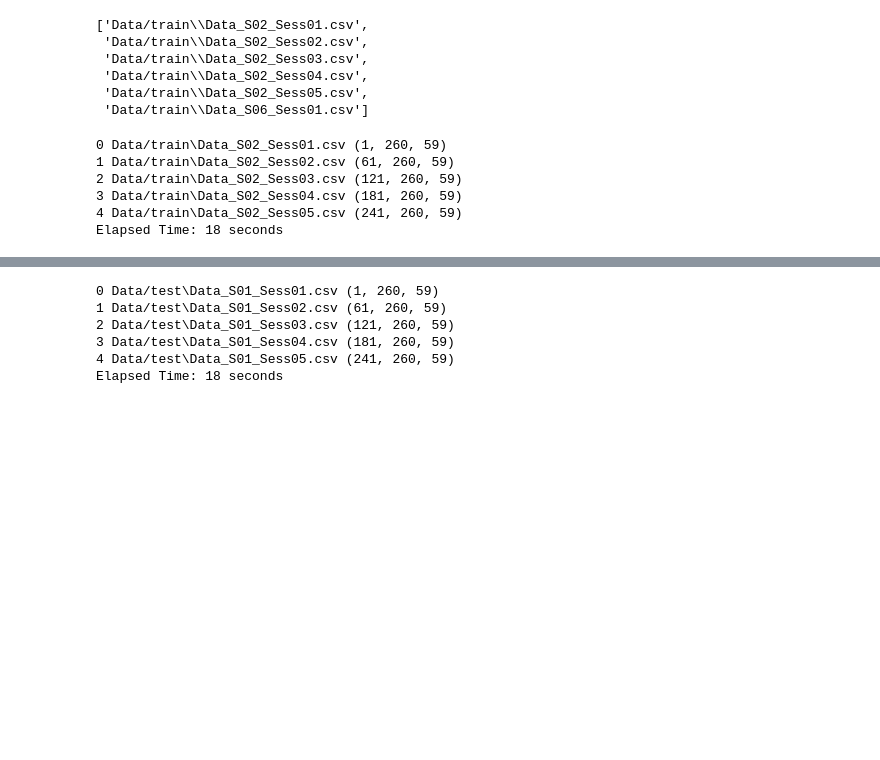
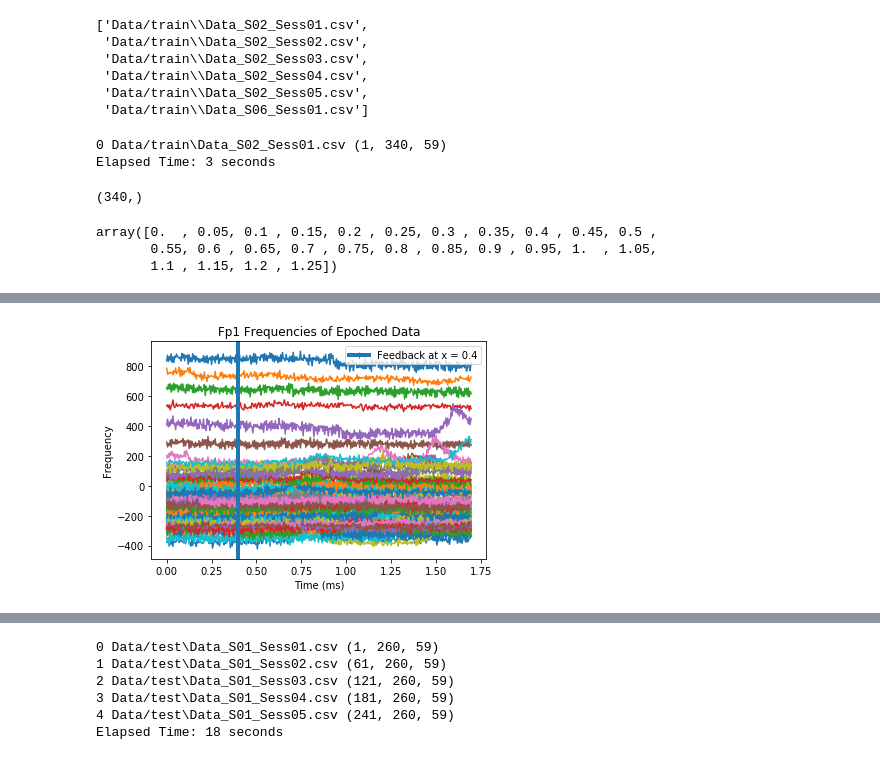
Before and after one commit to ellaelu/BCI-NERChallenge, a Jupyter notebook: generate_epochs.ipynb, the cells around one changed output, grey strips where cells are left out. Cells and saved outputs as stored; diff of their text form; code cells hidden in the pictures; blank space fills up the shorter version.

Commit message:
added plots for epochs and differences in pre-processing

```diff
--- a/generate_epochs.ipynb
+++ b/generate_epochs.ipynb
@@ -4,6 +4,13 @@ import pandas as pd
 import glob
 import time
 from scipy import signal
+# %%
+def butter_filter(order, low_pass, high_pass, fs,sig):
+    nyq = 0.5 * fs
+    lp = low_pass / nyq
+    hp = high_pass / nyq
+    sos = signal.butter(order, [lp, hp], btype='band', output = 'sos')
+    return signal.sosfilt(sos, sig)
 # %%
 '''
 extract_d(files)
@@ -81,11 +106,7 @@ train_files[0:6]
 # %%
 # Notice: Because of the way the data was epoched, for some reason, the training and test data start with an array of zeros
 # Make you keep this in mind.
-train = extract_d(train_files[:5])
+train = extract_d(train_files[:1], -0.4)
 # %% [output]
-0 Data/train\Data_S02_Sess01.csv (1, 260, 59)
-1 Data/train\Data_S02_Sess02.csv (61, 260, 59)
-2 Data/train\Data_S02_Sess03.csv (121, 260, 59)
-3 Data/train\Data_S02_Sess04.csv (181, 260, 59)
-4 Data/train\Data_S02_Sess05.csv (241, 260, 59)
-Elapsed Time: 18 seconds
+0 Data/train\Data_S02_Sess01.csv (1, 340, 59)
+Elapsed Time: 3 seconds
@@ -91,0 +115,27 @@ Elapsed Time: 18 seconds
+# %%
+np.arange(0,1.7,0.005).shape
+# %% [output]
+(340,)
+# %%
+np.arange(0,1.3,0.05)
+# %% [output]
+array([0.  , 0.05, 0.1 , 0.15, 0.2 , 0.25, 0.3 , 0.35, 0.4 , 0.45, 0.5 ,
+       0.55, 0.6 , 0.65, 0.7 , 0.75, 0.8 , 0.85, 0.9 , 0.95, 1.  , 1.05,
+       1.1 , 1.15, 1.2 , 1.25])
+# %%
+#Not baseline corrected no filter
+x = np.arange(0,1.7,0.005)
+train = extract_d(train_files[:1], -0.4, False, False)
+train = train[1:,:,:]
+first_electrode = train[:,:340,1]
+
+for i in np.arange(60):
+    y = first_electrode[i,:]
+    plt.plot(x, y)
+    plt.xlabel('Time (ms)')
+    plt.ylabel('Frequency')
+    plt.title('Fp1 Frequencies of Epoched Data')
+plt.axvline(x=0.4, marker = '|', linewidth = 4, label = 'Feedback at x = 0.4')
+plt.legend()
+plt.show()
+# %% [output]
@@ -91,0 +144 @@ Elapsed Time: 18 seconds
+[figure, added]
```
Also changed, not shown: parts of 5 cells of this notebook.
